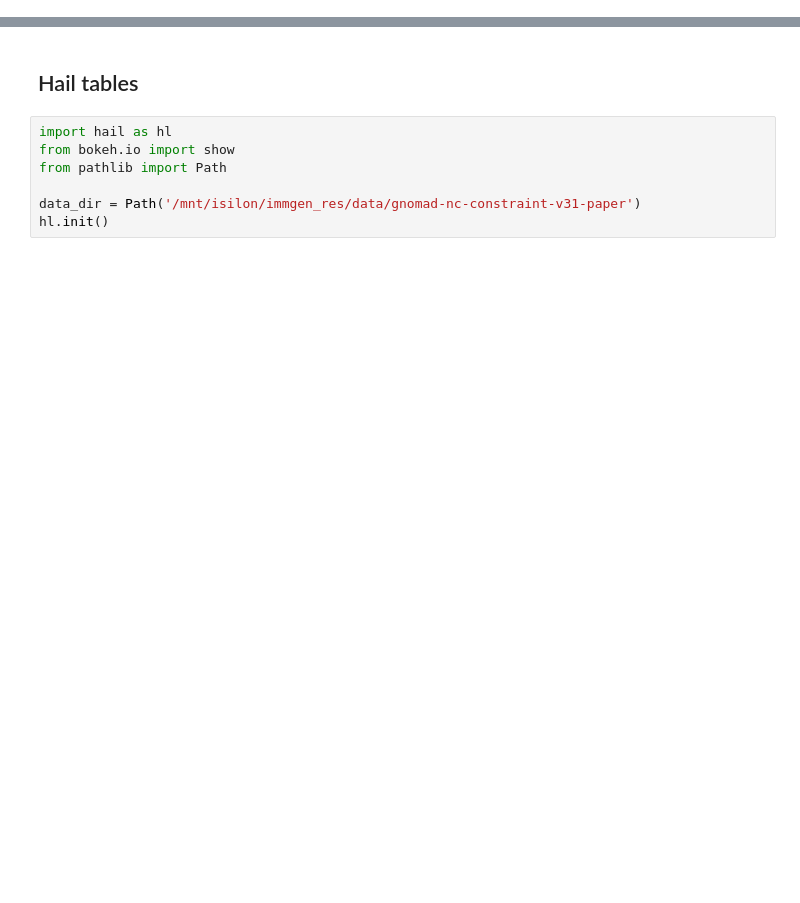
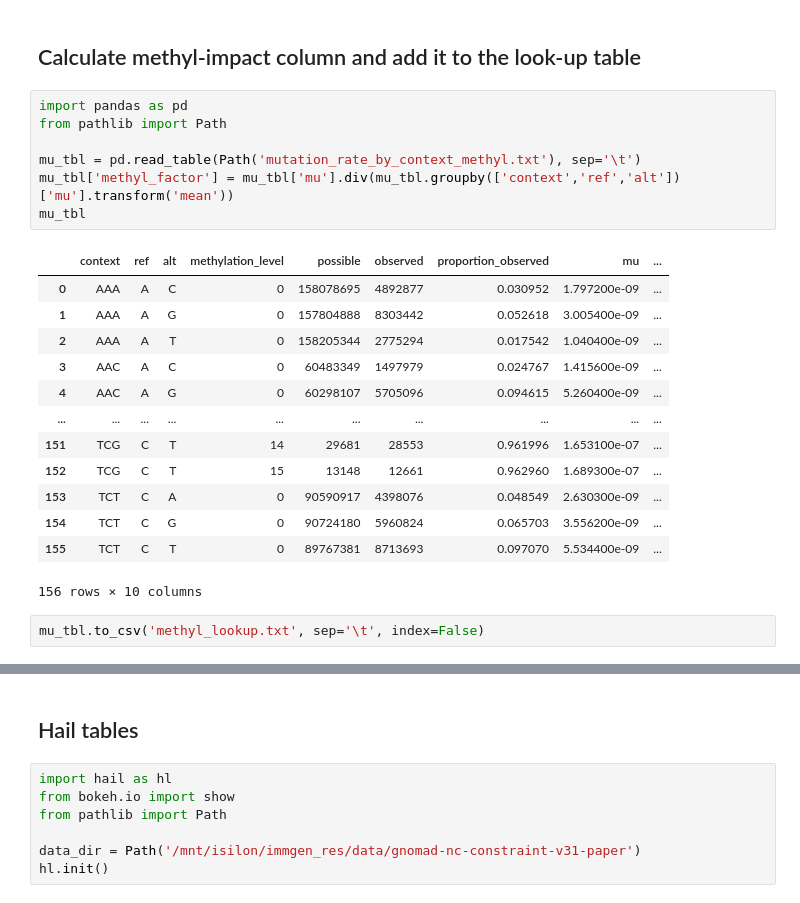
Before and after one commit to haedong31/gnomad-nc-constraint, a Jupyter notebook: data_eda.ipynb, the cells around one changed output, grey strips where cells are left out. Drawn from its saved outputs; the diff is of its cells as text; blank space fills up the shorter version.

Commit message:
Create a methylation look-up table

```diff
--- a/data_eda.ipynb
+++ b/data_eda.ipynb
@@ -1,3 +1,28 @@
+# %% [markdown]
+## Calculate methyl-impact column and add it to the look-up table
+# %%
+import pandas as pd
+from pathlib import Path
+
+mu_tbl = pd.read_table(Path('mutation_rate_by_context_methyl.txt'), sep='\t')
+mu_tbl['methyl_factor'] = mu_tbl['mu'].div(mu_tbl.groupby(['context','ref','alt'])['mu'].transform('mean'))
+mu_tbl
+# %% [output]
+|  | context | ref | alt | methylation_level | possible | observed | proportion_observed | mu | ... |
+| 0 | AAA | A | C | 0 | 158078695 | 4892877 | 0.030952 | 1.797200e-09 | ... |
+| 1 | AAA | A | G | 0 | 157804888 | 8303442 | 0.052618 | 3.005400e-09 | ... |
+| 2 | AAA | A | T | 0 | 158205344 | 2775294 | 0.017542 | 1.040400e-09 | ... |
+| 3 | AAC | A | C | 0 | 60483349 | 1497979 | 0.024767 | 1.415600e-09 | ... |
+| 4 | AAC | A | G | 0 | 60298107 | 5705096 | 0.094615 | 5.260400e-09 | ... |
+| ... | ... | ... | ... | ... | ... | ... | ... | ... | ... |
+| 151 | TCG | C | T | 14 | 29681 | 28553 | 0.961996 | 1.653100e-07 | ... |
+| 152 | TCG | C | T | 15 | 13148 | 12661 | 0.962960 | 1.689300e-07 | ... |
+| 153 | TCT | C | A | 0 | 90590917 | 4398076 | 0.048549 | 2.630300e-09 | ... |
+| 154 | TCT | C | G | 0 | 90724180 | 5960824 | 0.065703 | 3.556200e-09 | ... |
+| 155 | TCT | C | T | 0 | 89767381 | 8713693 | 0.097070 | 5.534400e-09 | ... |
+156 rows × 10 columns
+# %%
+mu_tbl.to_csv('methyl_lookup.txt', sep='\t', index=False)
 # %% [markdown]
 ## Analyze the main code
 
```
Also changed, not shown: parts of 24 cells of this notebook, 1 other file.
